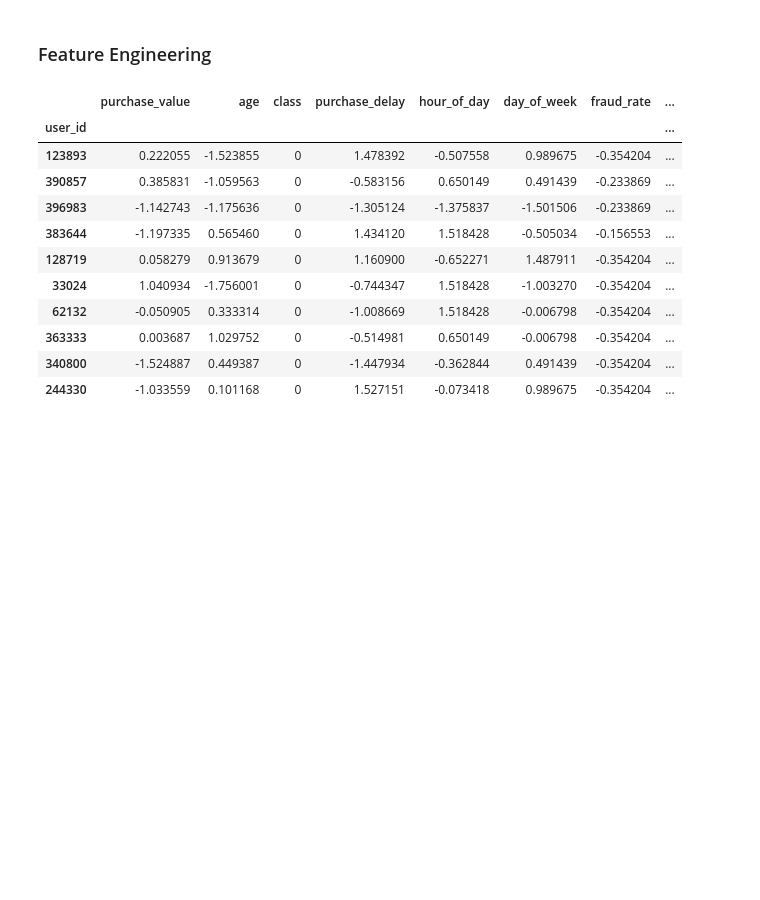
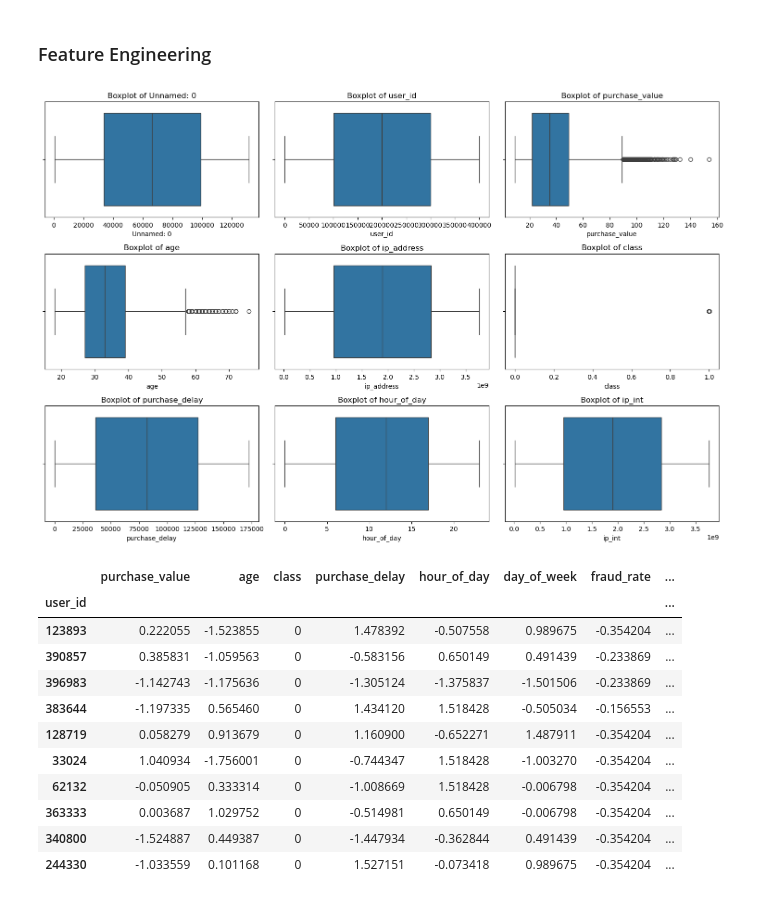
Before and after one commit to Tsegaye16/Fraud-Detection, a Jupyter notebook: notebooks/Feature_Engineering.ipynb, the cells around one changed output. Cells and saved outputs as stored; diff of their text form; code cells hidden in the pictures; blank space fills up the shorter version.

```diff
--- a/notebooks/Feature_Engineering.ipynb
+++ b/notebooks/Feature_Engineering.ipynb
@@ -13,6 +13,23 @@ from data_loader import DataLoader
 logger = SetupLogger(log_file='../logs/eda_log.log').get_logger()
 # %%
 df = pd.read_csv("../data/merged_fraud_data.csv")
+# %%
+import matplotlib.pyplot as plt
+import seaborn as sns
+
+# Set the size of the plots
+plt.figure(figsize=(15, 10))
+
+# Create boxplots for each numeric column
+for i, column in enumerate(df.select_dtypes(include=['float64', 'int64']).columns):
+    plt.subplot(3, 3, i + 1)  # Adjust the grid size as needed
+    sns.boxplot(x=df[column])
+    plt.title(f'Boxplot of {column}')
+
+plt.tight_layout()
+plt.show()
+# %% [output]
+[figure, added]
 # %%
 # Step 1: Lead the data set
 preprocessor = DataLoader(filepath = "../data/merged_fraud_data.csv", logger=logger)
```
Also changed, not shown: 4 other files.
